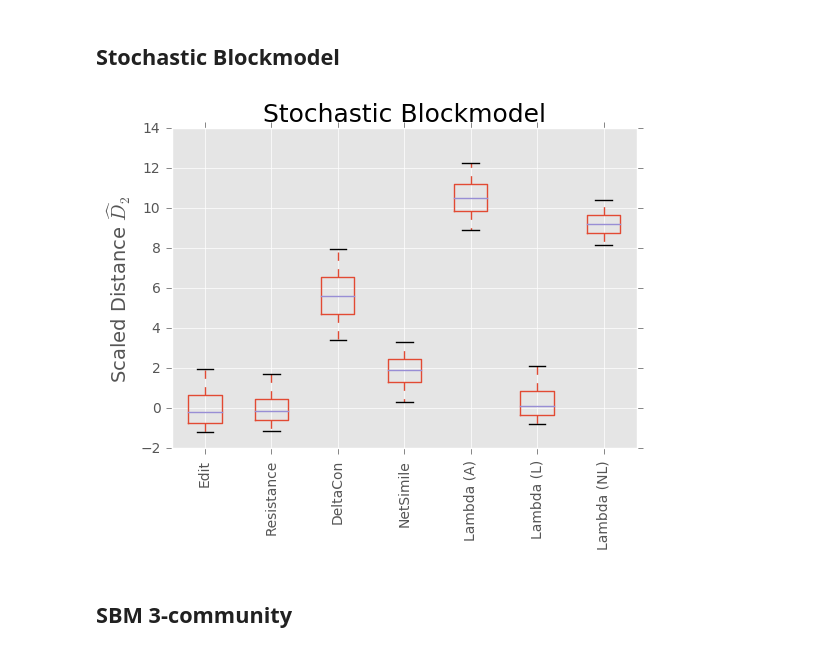
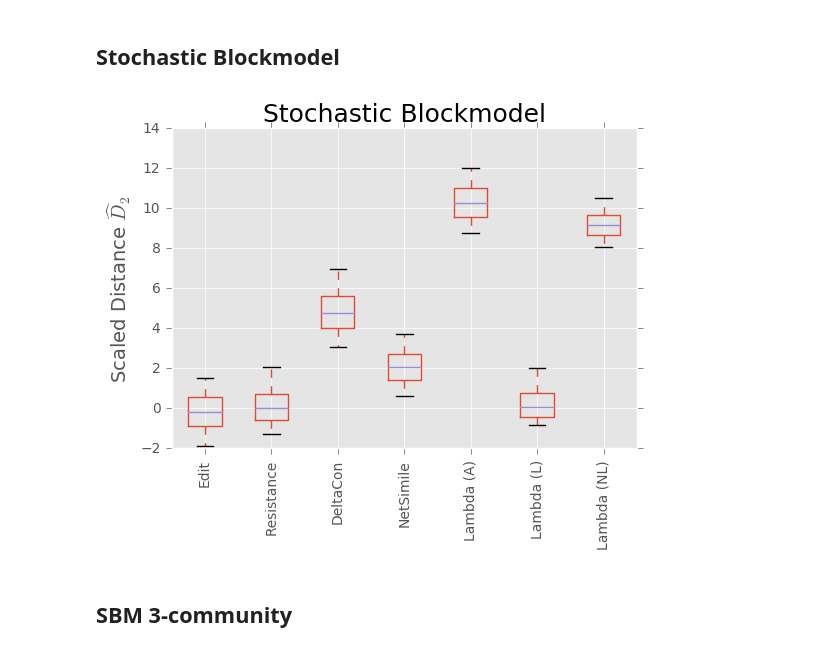
Before and after one commit to peterewills/graph_metrics_paper_code, a Jupyter notebook: make_figures.ipynb, the cells around one changed output. Saved outputs shown, nothing was run; the diff lists cells and outputs as text; code cells hidden in the pictures.

Commit message:
added some data notebooks, some new data

```diff
--- a/make_figures.ipynb
+++ b/make_figures.ipynb
@@ -40,7 +40,7 @@ def plot(path,title='',save=False,filename=None):
     plt.xticks(range(1,len(labels)+1),labels,rotation=90);
     plt.title(title);
 
-    if save_figs:
+    if save:
         fig = plt.gcf();
         fig.savefig(os.path.join(figures_dir,filename),dpi=300,bbox_inches='tight');
 
@@ -99,28 +99,10 @@ def plot_lambda_k(path,k_list,title='',scale=1,shift=-0.07,figsize=(6,4),
         fig.savefig(os.path.join(figures_dir,filename),dpi=300,bbox_inches='tight');
 # %% [markdown]
 ## Stochastic Blockmodel
-# %%
-data_dict = pd.read_pickle('pickled_data/er_to_sbm_corr.p')
-
-adj_null = data_dict['results_df_null']['Adjacency Distances'].T
-adj_not = data_dict['results_df_not_null']['Adjacency Distances'].T
-
-for item in [adj_null,adj_not]:
-    item.index = range(item.shape[0])
-
-adj_scaled = (adj_not - adj_null.mean())/adj_null.std()
-
-plt.figure(figsize=(6,4))
-adj_scaled.boxplot(**kwargs);
-plt.ylabel('Scaled Distance $\widehat{D}_2$');
-plt.xticks(range(1,len(labels)+1),labels,rotation=90);
-plt.title('Stochastic Blockmodel');
-
-if save_figs:
-    fig = plt.gcf();
-    fig.savefig(os.path.join(figures_dir,'sbm.pdf'),dpi=300,bbox_inches='tight');
-# %% [output]
-[figure, removed]
+# %%
+plot('pickled_data/SBM_vs_uncorr.p',title = 'Stochastic Blockmodel',save = True,filename = 'sbm.pdf')
+# %% [output]
+[figure, added]
 # %% [markdown]
 ## SBM 3-community
 # %%
```
Also changed, not shown: parts of 17 cells of this notebook, 9 other files.
